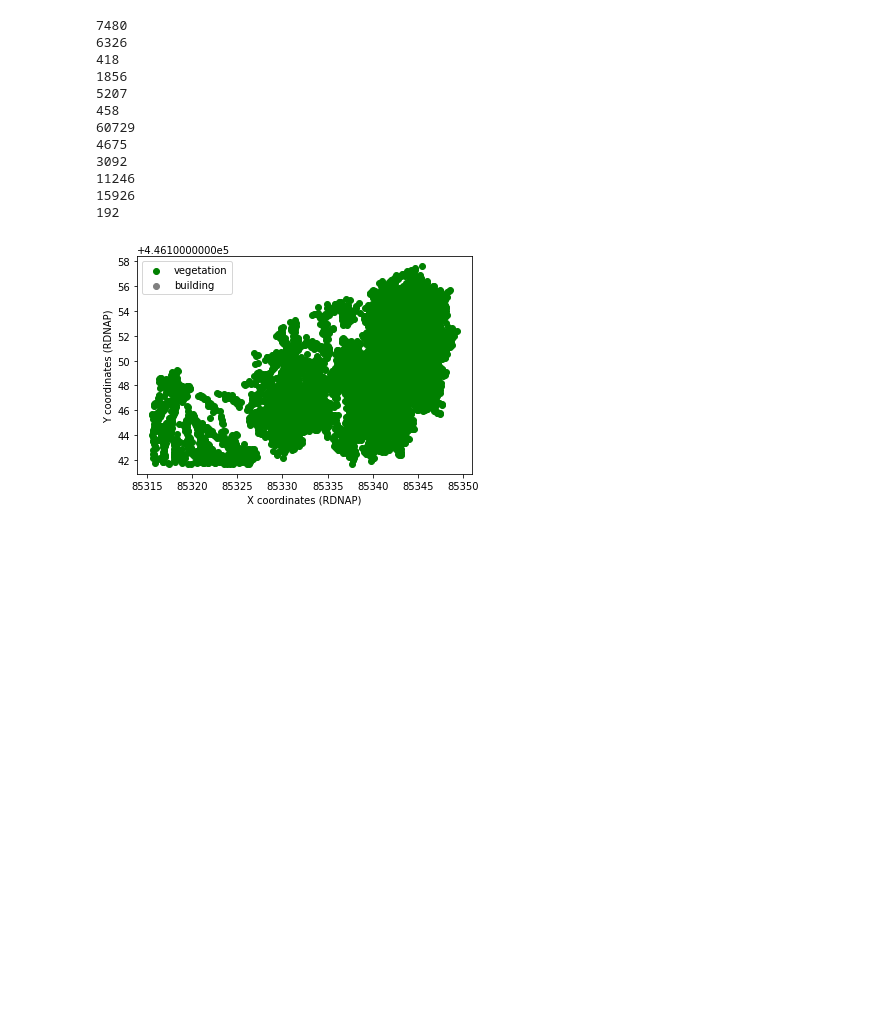
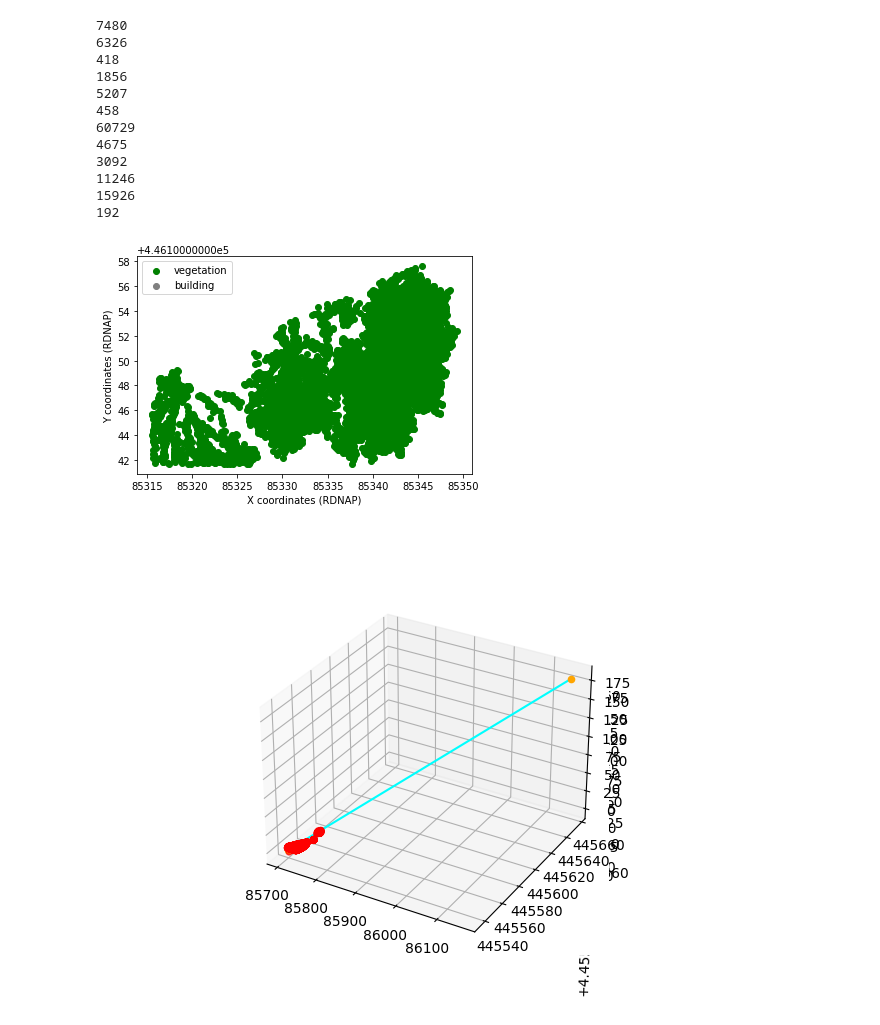
Before and after one commit to AIGheorg/Official_thesis_jupyternb, a Jupyter notebook: Implementation_final.ipynb, the cells around one changed output. Saved outputs shown, nothing was run; the diff lists cells and outputs as text; code cells hidden in the pictures; blank space fills up the shorter version.

```diff
--- a/Implementation_final.ipynb
+++ b/Implementation_final.ipynb
@@ -120,7 +132,7 @@ def compute_time(mo,d,h,mi,data,s):
     #print(wn, toa)
     return tk
 # %%
-with open('D:/irina/Rezumate/delft/thesis/test script/help_code/dop_fromev/current_sem_1811.txt', 'r') as f:
+with open('D:/irina/Rezumate/delft/thesis/test script/help_code/dop_fromev/current_sem_1812.txt', 'r') as f:
     NumSV = int(f.readline().strip().split()[0]) # Number of Satellites
 #    name = f.readline().strip()
 #    data = np.array([float(x) for x in f.readline().strip().split()])
@@ -931,3 +1058,17 @@ plt.show()
 # %% [output]
 9.2
 [figure]
+# %%
+pc_boxes=read_ptcloud("D:/irina/Rezumate/delft/thesis/P3/data/pc/pc406.0.LAZ")
+brd=[]
+uncl=[]
+grd=[]
+for pt in pc_boxes:
+    if(pt[3]==1.0):
+        uncl.append(pt)
+    elif(pt[3]==2.0):
+        grd.append(pt)
+    elif(pt[3]==26.0):
+        brd.append(pt)
+
+pc_cyl=read_ptcloud("D:/irina/Rezumate/delft/thesis/P3/data/cylinder/cylinder_406.0.LAZ")
@@ -987,0 +1163,45 @@ plt.show()
+# %%
+antenna_rdnap=[85706.24620461503, 445536.918930227, 0.5600000000000023]
+satellite=[86157.41955145367, 445655.669084325, 180.2812036216215]
+ax = plt.axes(projection='3d')
+# ax.scatter3D(antenna_rdnap[0],antenna_rdnap[1],antenna_rdnap[2], color="yellow")
+# ax.scatter3D(satellite[0],satellite[1],satellite[2],color="orange")
+# ax.plot3D([antenna_rdnap[0],satellite[0]],[antenna_rdnap[1],satellite[1]],[antenna_rdnap[2],satellite[2]],color="cyan")
+
+brd_x=[i[0] for i in brd]
+brd_y=[i[1] for i in brd]
+brd_z=[i[2] for i in brd]
+uncl_x=[i[0] for i in uncl]
+uncl_y=[i[1] for i in uncl]
+uncl_z=[i[2] for i in uncl]
+grd_x=[i[0] for i in grd]
+grd_y=[i[1] for i in grd]
+grd_z=[i[2] for i in grd]
+
+cyl_x=[i[0] for i in pc_cyl]
+cyl_y=[i[1] for i in pc_cyl]
+cyl_z=[i[2] for i in pc_cyl]
+
+
+# ax.scatter3D(uncl_x,uncl_y,uncl_z, color="purple")
+# ax.scatter3D(grd_x,grd_y,grd_z,color="brown")
+# ax.scatter3D(brd_x,brd_y,brd_z,color="grey")
+ax.scatter3D(antenna_rdnap[0],antenna_rdnap[1],antenna_rdnap[2], color="yellow")
+ax.scatter3D(satellite[0],satellite[1],satellite[2],color="orange")
+ax.plot3D([antenna_rdnap[0],satellite[0]],[antenna_rdnap[1],satellite[1]],[antenna_rdnap[2],satellite[2]],color="cyan")
+ax.scatter3D(cyl_x,cyl_y,cyl_z, color="red")
+
+# ax.scatter3D(antenna_rdnap[0],antenna_rdnap[1],antenna_rdnap[2], color="red")
+
+# satx=[s[0] for s in rdnap_plot]
+# saty=[s[1] for s in rdnap_plot]
+# satz=[s[2] for s in rdnap_plot]
+
+# ax.scatter3D(satx,saty,satz, color="blue")
+
+# for i in range(0,len(rdnap_plot)):
+#     ax.plot3D([antenna_rdnap[0],rdnap_plot[i][0]],[antenna_rdnap[1],rdnap_plot[i][1]],[antenna_rdnap[2],rdnap_plot[i][2]], color="cyan")
+
+plt.show()
+# %% [output]
+[figure, added]
```
Also changed, not shown: parts of 12 cells of this notebook.
